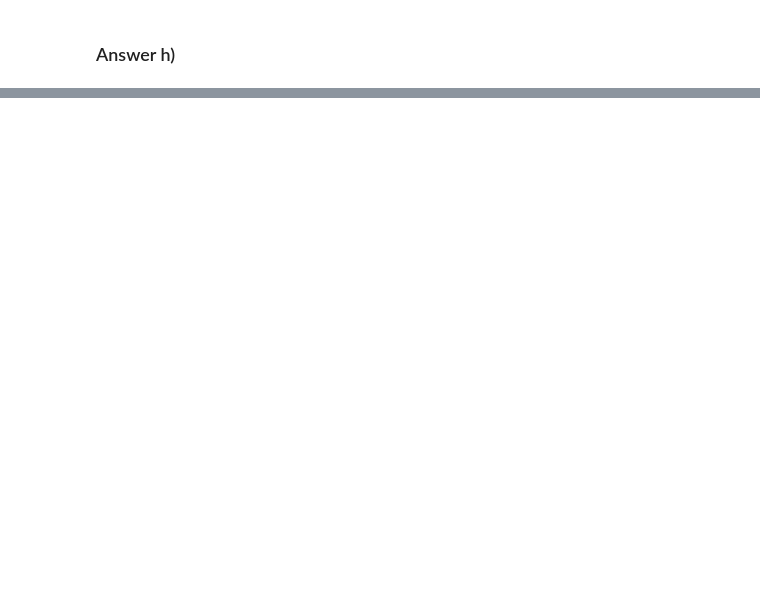
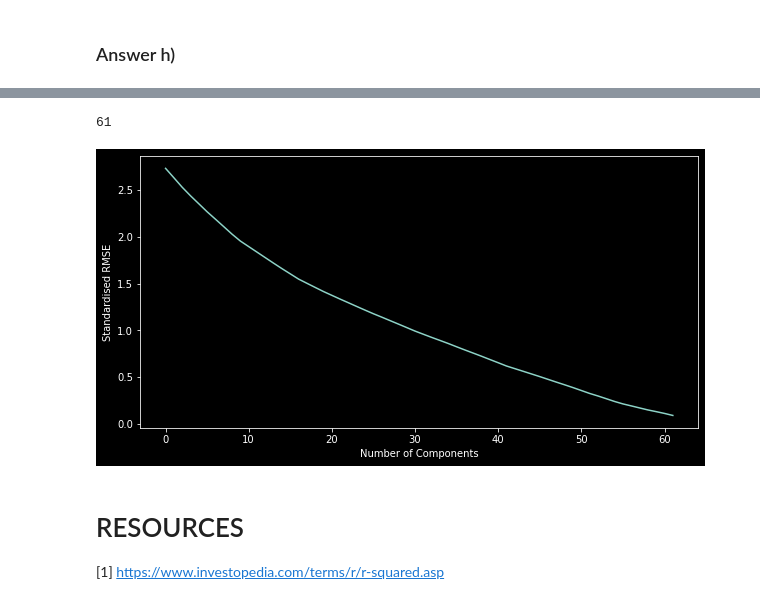
Before and after one commit to TheShiningVampire/DS203_Programming_Assignments, a Jupyter notebook: Assignment_4/18D070067_A7.ipynb, the cells around one changed output, grey strips where cells are left out. Cells and saved outputs as stored; diff of their text form; code cells hidden in the pictures; blank space fills up the shorter version.

```diff
--- a/Assignment_4/18D070067_A7.ipynb
+++ b/Assignment_4/18D070067_A7.ipynb
@@ -475,0 +1023,7 @@ RandomForestRegressor_model.fit(X_train, y_train)
+# %%
+df0=pd.read_csv("Datasets\\archive_5\\0.csv", header=None)
+df1=pd.read_csv("Datasets\\archive_5\\1.csv", header=None)
+df2=pd.read_csv("Datasets\\archive_5\\2.csv", header=None)
+df3=pd.read_csv("Datasets\\archive_5\\3.csv", header=None)
+
+data=pd.concat([df0,df1,df2,df3])
@@ -475,0 +1048,9 @@ RandomForestRegressor_model.fit(X_train, y_train)
+# %%
+X=data.drop(64, axis=1)
+y=data[64]
+
+#Normalisation of the Dataframe but not feature scaling
+mu= X.mean()
+std= X.std()
+X= (X-mu)#/std
+X
@@ -475,0 +1071,24 @@ RandomForestRegressor_model.fit(X_train, y_train)
+# %%
+from sklearn.decomposition import PCA
+m,n= X.shape
+components=0
+
+stdRMSE=[]
+
+for i in range(n):
+    pcamodel= PCA(n_components=i)
+    X_reduced= pcamodel.fit_transform(X)
+    X_approx= pcamodel.inverse_transform(X_reduced)
+
+    MSE= np.sum(np.sum((X-X_approx)**2))/m
+    var_L2= (np.var(np.sqrt(np.sum(X**2, axis=1))))
+
+    stdRMSE.append(np.sqrt(MSE/var_L2))
+
+    if (MSE/var_L2) <= 0.01:
+        components = i
+        break
+
+components
+# %% [output]
+61
@@ -475,0 +1099,11 @@ RandomForestRegressor_model.fit(X_train, y_train)
+# %%
+plt.figure(figsize=(10,5))
+plt.plot(stdRMSE)
+plt.xlabel('Number of Components')
+plt.ylabel("Standardised RMSE")
+plt.show()
+# %% [output]
+[figure, added]
+# %% [markdown]
+# RESOURCES
+[1] https://www.investopedia.com/terms/r/r-squared.asp
```
Also changed, not shown: parts of 90 cells of this notebook, 7 other files.
